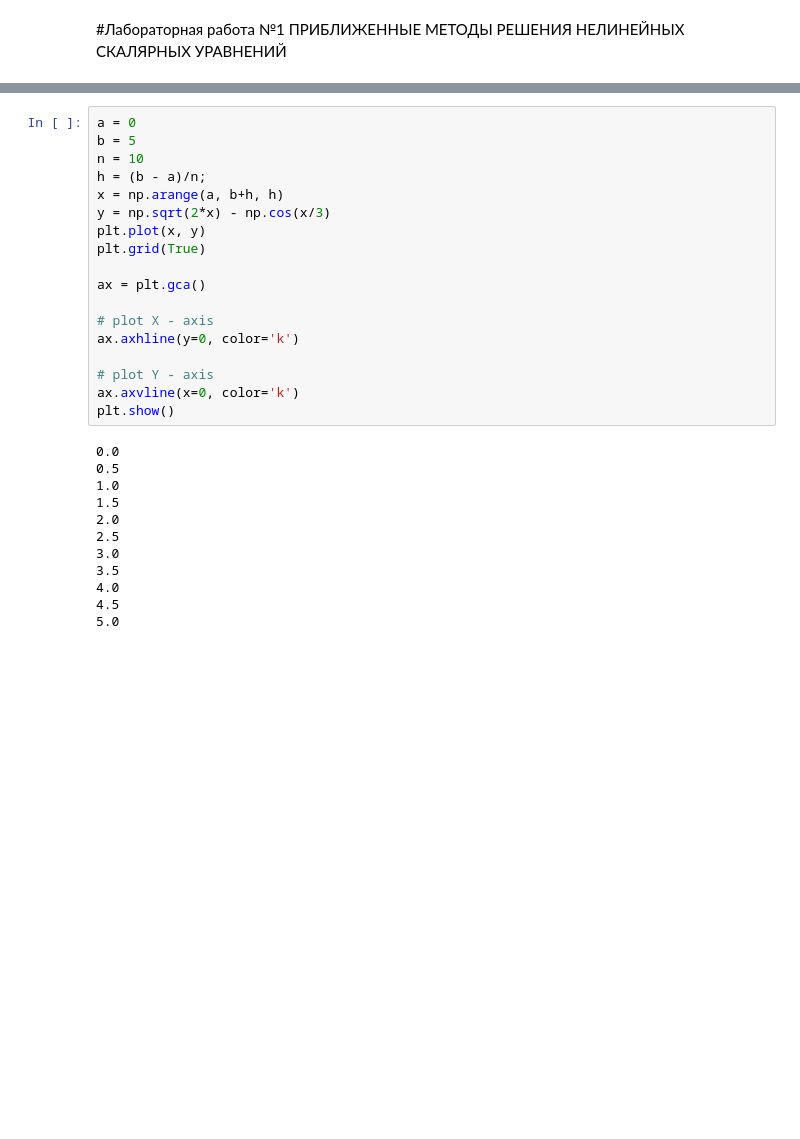
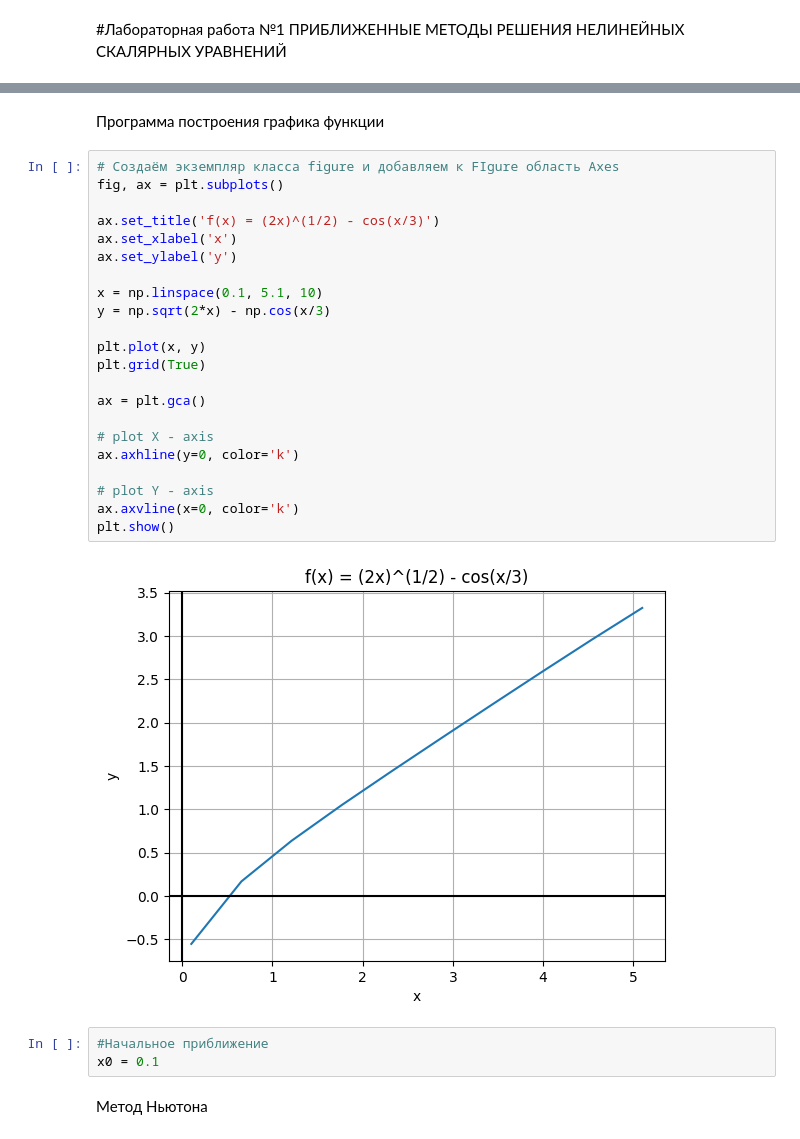
Before and after one commit to JamesBorned/learning-numerical-methods, a Jupyter notebook: ApproximateMethods_NonlinearEquations.ipynb, the cells around one changed output, grey strips where cells are left out. Saved outputs shown, nothing was run; the diff lists cells and outputs as text; blank space fills up the shorter version.

```diff
--- a/ApproximateMethods_NonlinearEquations.ipynb
+++ b/ApproximateMethods_NonlinearEquations.ipynb
@@ -11,30 +71,31 @@ import matplotlib.pyplot as plt
+# %% [markdown]
+Программа построения графика функции
 # %%
-a = 0
-b = 5
-n = 10
-h = (b - a)/n;
-x = np.arange(a, b+h, h)
+# Создаём экземпляр класса figure и добавляем к FIgure область Axes
+fig, ax = plt.subplots()
+
+ax.set_title('f(x) = (2x)^(1/2) - cos(x/3)')
+ax.set_xlabel('x')
+ax.set_ylabel('y')
+
+x = np.linspace(0.1, 5.1, 10)
 y = np.sqrt(2*x) - np.cos(x/3)
+
 plt.plot(x, y)
 plt.grid(True)
 
 ax = plt.gca()
 
 # plot X - axis
 ax.axhline(y=0, color='k')
 
 # plot Y - axis
 ax.axvline(x=0, color='k')
 plt.show()
 # %% [output]
-0.0
-0.5
-1.0
-1.5
-2.0
-2.5
-3.0
-3.5
-4.0
-4.5
-5.0
+[figure, added]
+# %%
+#Начальное приближение
+x0 = 0.1
+# %% [markdown]
+Метод Ньютона
```
Also changed, not shown: parts of 11 cells of this notebook.
